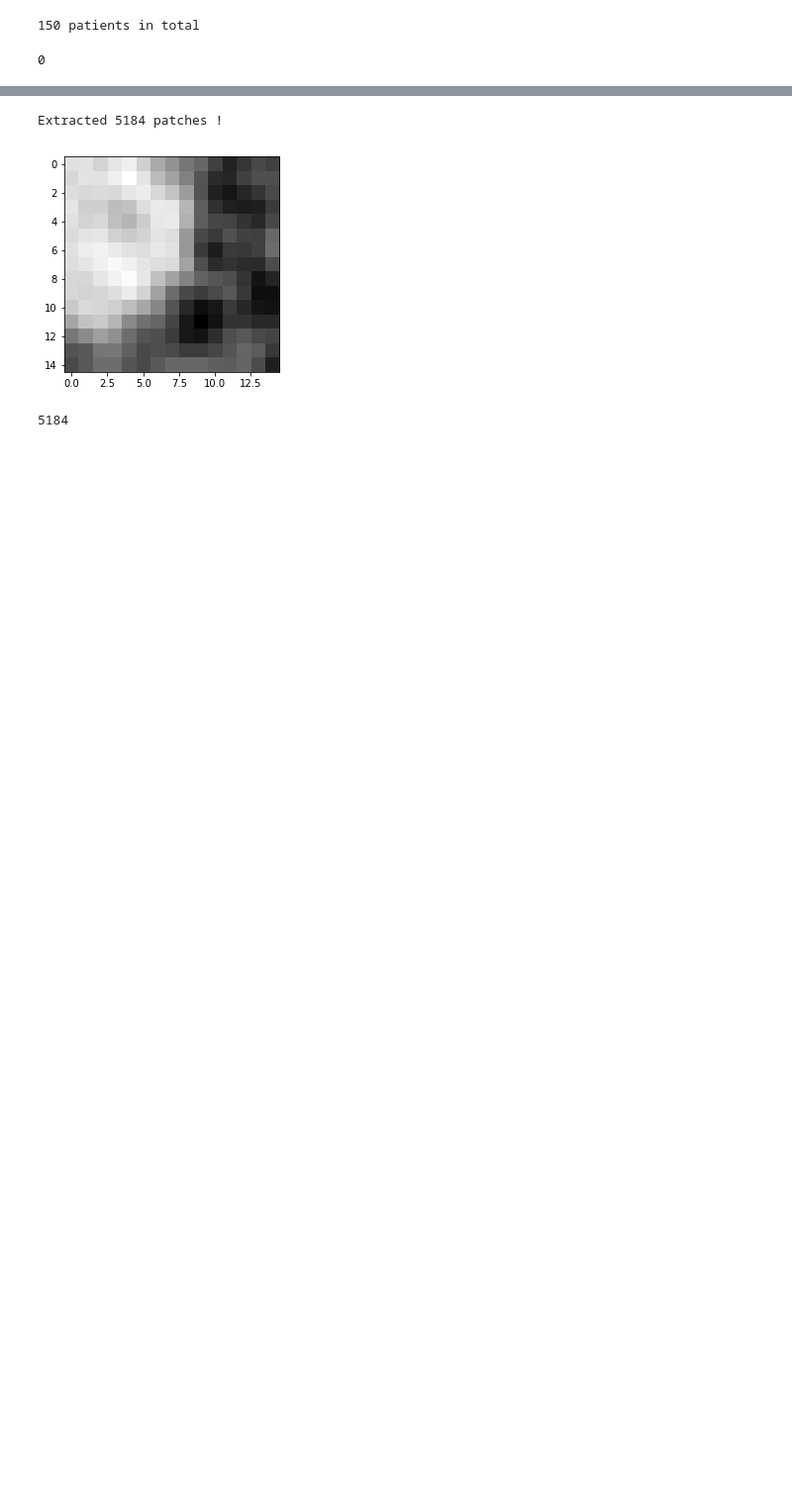
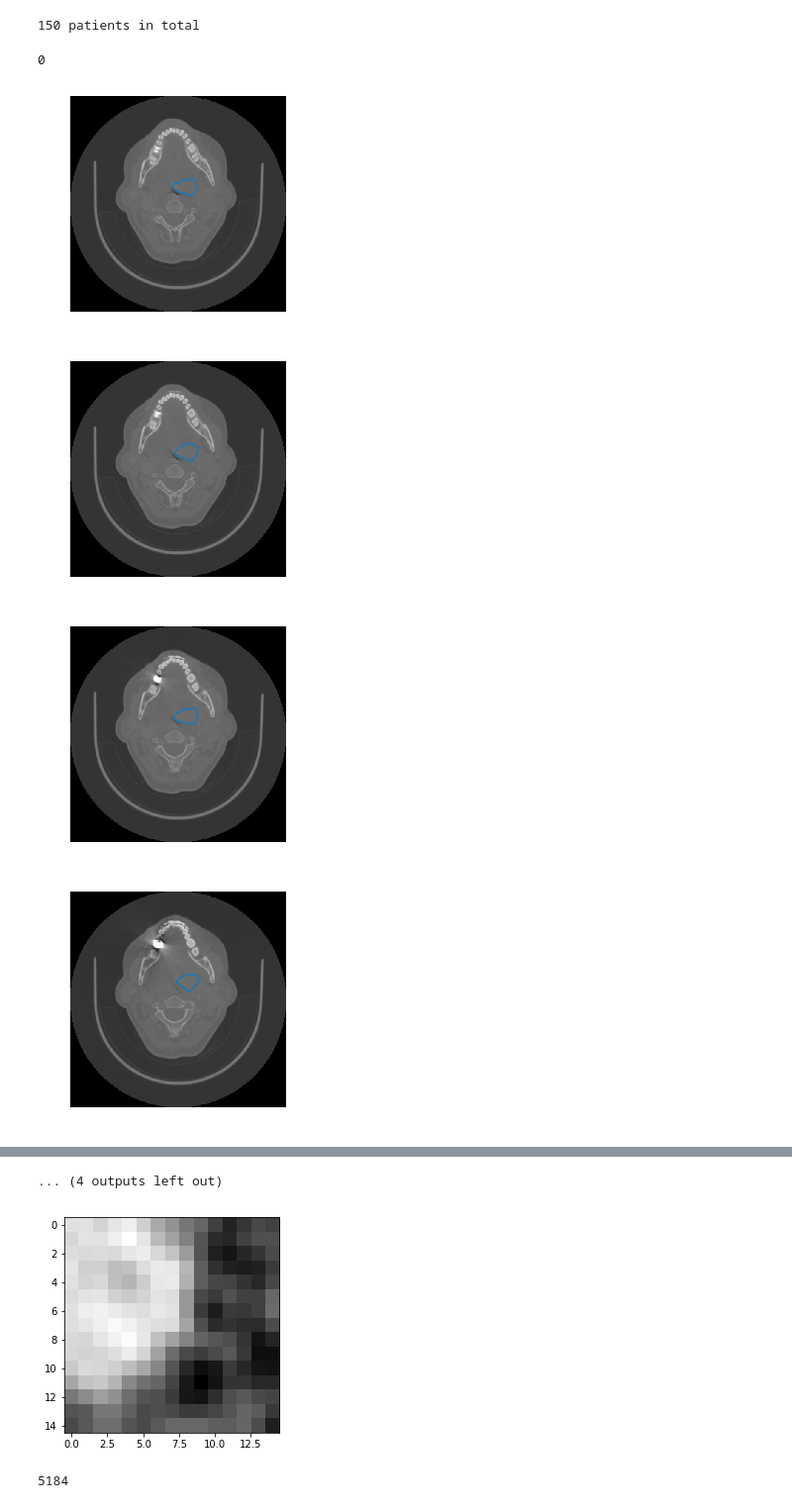
Before and after one commit to hassony2/cancer-seminar, a Jupyter notebook: dicom_processing.ipynb, the cells around one changed output, grey strips where cells are left out. Shown: that part at 99% size. Cells and saved outputs as stored; diff of their text form; code cells hidden in the pictures; blank space fills up the shorter version.

```diff
--- a/dicom_processing.ipynb
+++ b/dicom_processing.ipynb
@@ -11,6 +17,7 @@ from skimage import draw
 # %%
-main_directory = '/mnt/d/python-env-seminar/data/training-cancer-loc'
-file_struct = os.walk(main_directory)
+data_dir = '/workdir/hassony/data'
+train_dir = data_dir + '/Training'
+file_struct = os.walk(train_dir)
 directories = []
 files = []
 for directory in file_struct:
@@ -216,6 +47,10 @@ get_tumor_index(segment_dicom_)
 # %% [output]
 0
 # %%
-all_patches = extract_all_patient_patches(main_directory  + '/Case_4', 15, display=False)
+all_patches = preprocess.extract_all_patient_patches(train_dir  + '/Case_5', 15, display=True)
 print('Extracted {nb_patches} patches !'.format(nb_patches=len(all_patches)))
 # %% [output]
+[figure, added]
+[figure, added]
+[figure, added]
+[figure, added]
@@ -222,4 +65,4 @@ print('Extracted {nb_patches} patches !'.format(nb_patches=len(all_patches)))
-Extracted 5184 patches !
+... (4 outputs left out)
 # %%
 plt.imshow(all_patches[5], cmap="gray")
 plt.show()
```
Also changed, not shown: parts of 16 cells of this notebook, 2 other files.
